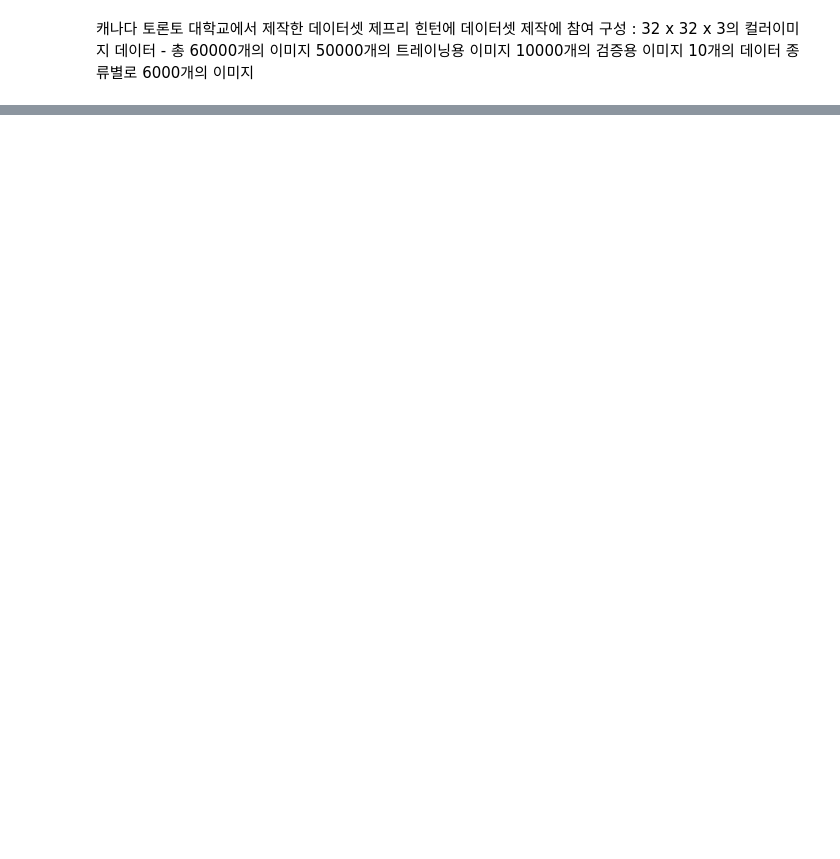
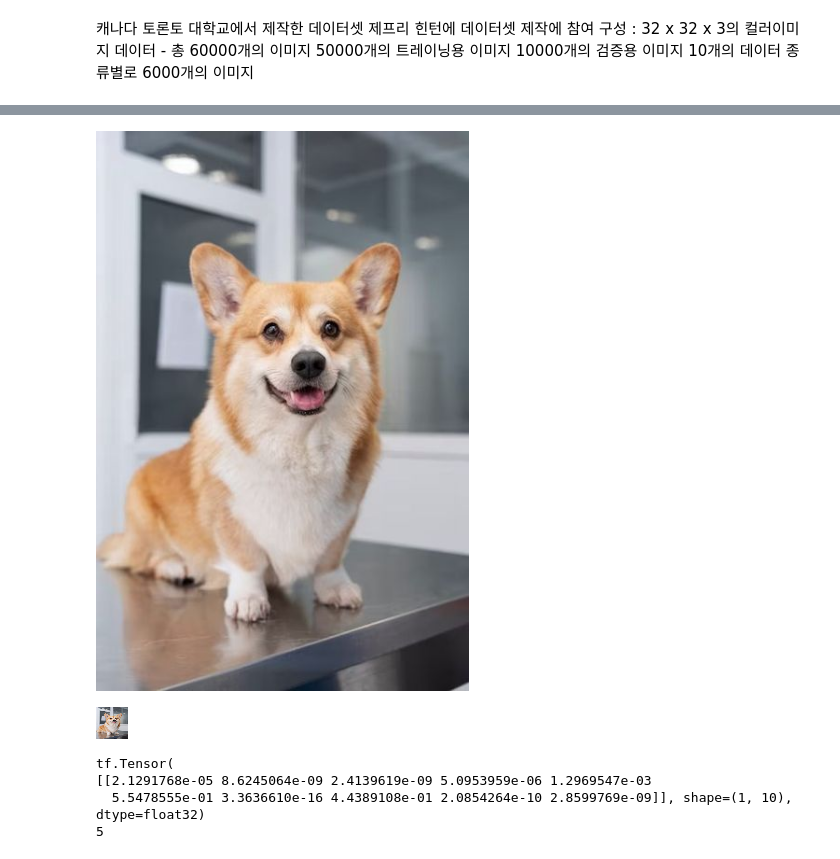
Before and after one commit to yleessam/2501_dl_env_colab, a Jupyter notebook: 8_1_CNN_cifar10.ipynb, the cells around one changed output, grey strips where cells are left out. Saved outputs shown, nothing was run; the diff lists cells and outputs as text; code cells hidden in the pictures; blank space fills up the shorter version.

```diff
--- a/8_1_CNN_cifar10.ipynb
+++ b/8_1_CNN_cifar10.ipynb
@@ -59,0 +155,15 @@ if K.image_data_format() == "channels_first":
+# %%
+# 내가 판단할 이미지를 로드 OpenCV로 한다.
+img = cv2.imread('./dog.jpg')
+cv2_imshow(img)
+cv2.waitKey(2000)
+cv2.destroyAllWindows()
+# %% [output]
+[figure, added]
+# %%
+img_resized = cv2.resize(img, (32,32))
+cv2_imshow(img_resized)
+cv2.waitKey(2000)
+cv2.destroyAllWindows()
+# %% [output]
+[figure, added]
@@ -59,0 +172,12 @@ if K.image_data_format() == "channels_first":
+# %%
+X = np.asarray([img_norm])
+
+predictions = model(X, training=False)
+
+print(predictions)
+print(np.argmax(predictions))
+# %% [output]
+tf.Tensor(
+[[2.1291768e-05 8.6245064e-09 2.4139619e-09 5.0953959e-06 1.2969547e-03
+  5.5478555e-01 3.3636610e-16 4.4389108e-01 2.0854264e-10 2.8599769e-09]], shape=(1, 10), dtype=float32)
+5
```
Also changed, not shown: parts of 21 cells of this notebook.
